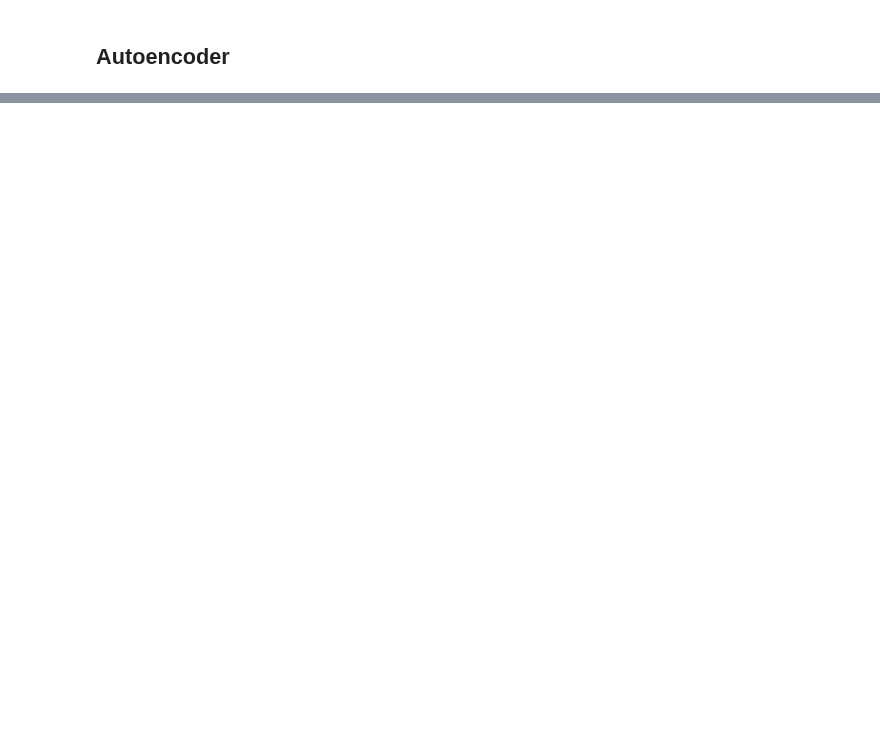
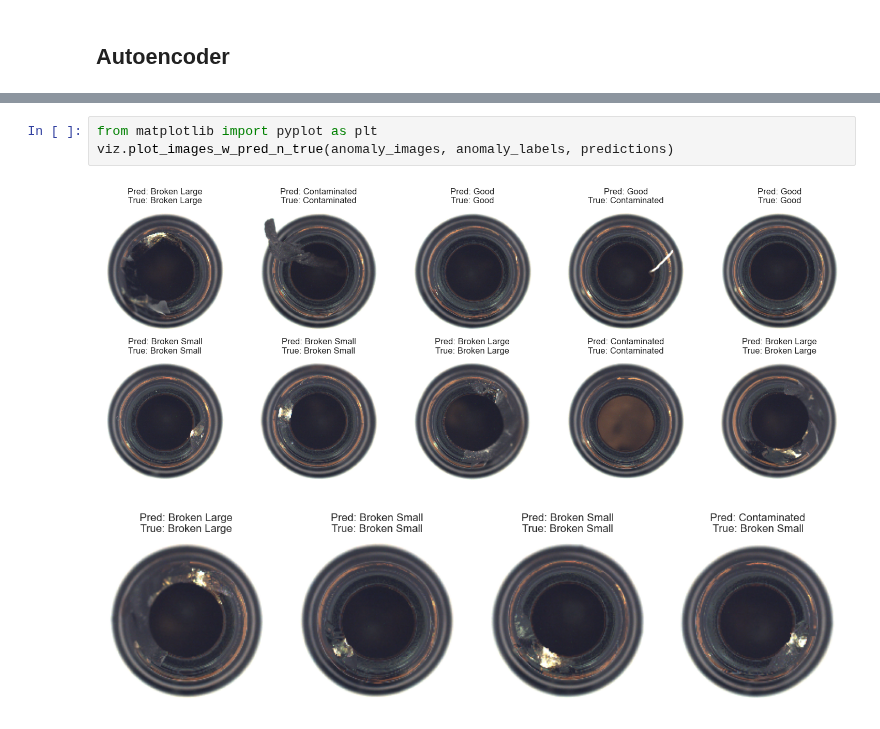
Before and after one commit to MikaParssinen/Applied-Machine-Learning, a Jupyter notebook: Project/Code/ProjectCode.ipynb, the cells around one changed output, grey strips where cells are left out. Cells and saved outputs as stored; diff of their text form; blank space fills up the shorter version.

```diff
--- a/Project/Code/ProjectCode.ipynb
+++ b/Project/Code/ProjectCode.ipynb
@@ -307,0 +298,6 @@ ValueError: Classification metrics can't handle a mix of multilabel-indicator an
+# %%
+from matplotlib import pyplot as plt
+viz.plot_images_w_pred_n_true(anomaly_images, anomaly_labels, predictions)
+# %% [output]
+[figure, added]
+[figure, added]
```
Also changed, not shown: parts of 20 cells of this notebook, 3 other files.
